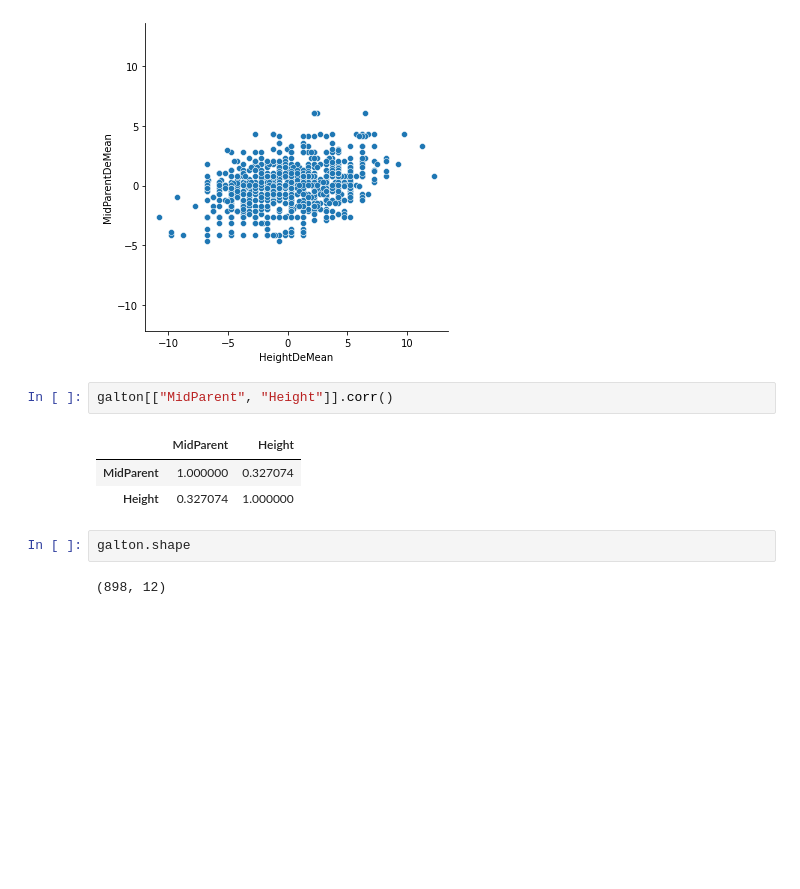
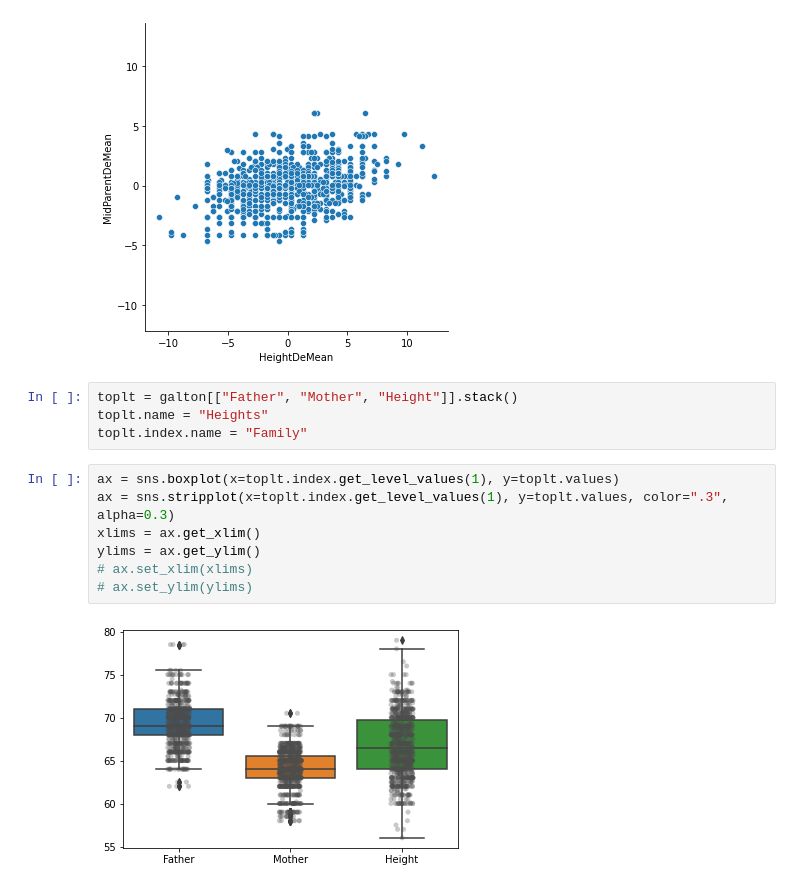
Before and after one commit to Bscout2011/bscout2011.github.io, a Jupyter notebook: notebooks/galton_height.ipynb, the cells around one changed output. Drawn from its saved outputs; the diff is of its cells as text; blank space fills up the shorter version.

```diff
--- a/notebooks/galton_height.ipynb
+++ b/notebooks/galton_height.ipynb
@@ -45,13 +45,16 @@ plt.axis('equal')
  -5.196130289532297,
  6.628869710467702)
 [figure]
-# %%
-galton[["MidParent", "Height"]].corr()
-# %% [output]
-|  | MidParent | Height |
-| MidParent | 1.000000 | 0.327074 |
-| Height | 0.327074 | 1.000000 |
-# %%
-galton.shape
-# %% [output]
-(898, 12)
+# %%
+toplt = galton[["Father", "Mother", "Height"]].stack()
+toplt.name = "Heights"
+toplt.index.name = "Family"
+# %%
+ax = sns.boxplot(x=toplt.index.get_level_values(1), y=toplt.values)
+ax = sns.stripplot(x=toplt.index.get_level_values(1), y=toplt.values, color=".3", alpha=0.3)
+xlims = ax.get_xlim()
+ylims = ax.get_ylim()
+# ax.set_xlim(xlims)
+# ax.set_ylim(ylims)
+# %% [output]
+[figure, added]
```
Also changed, not shown: 57 other files.
